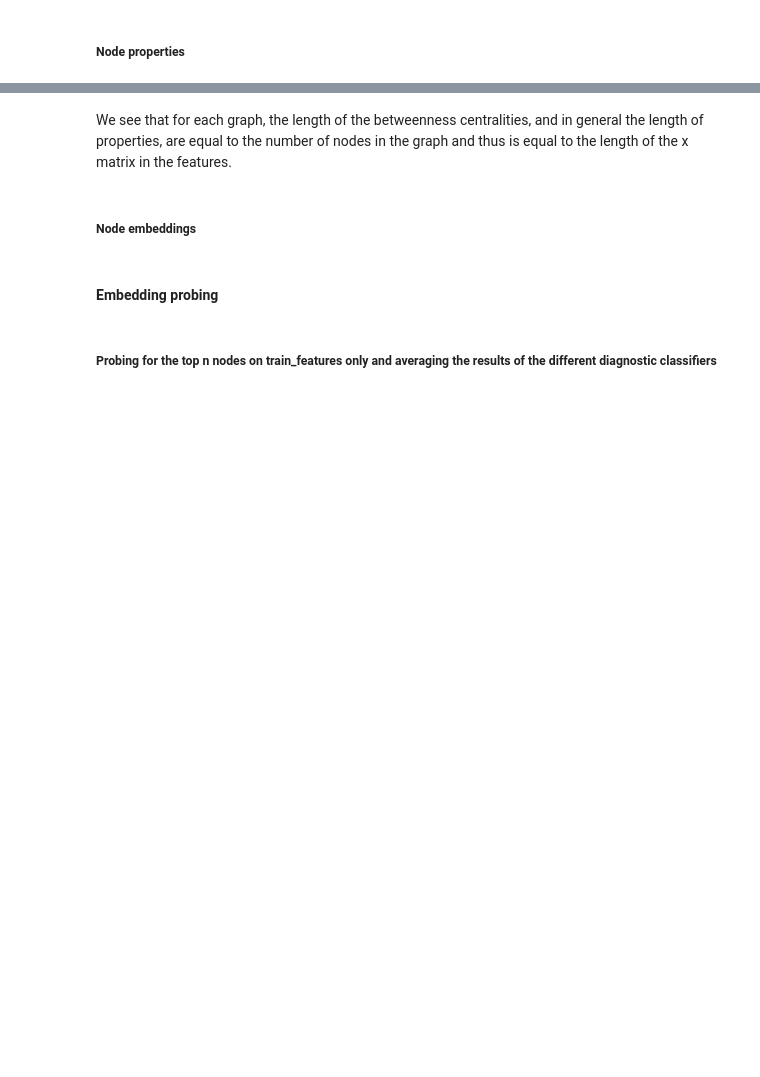
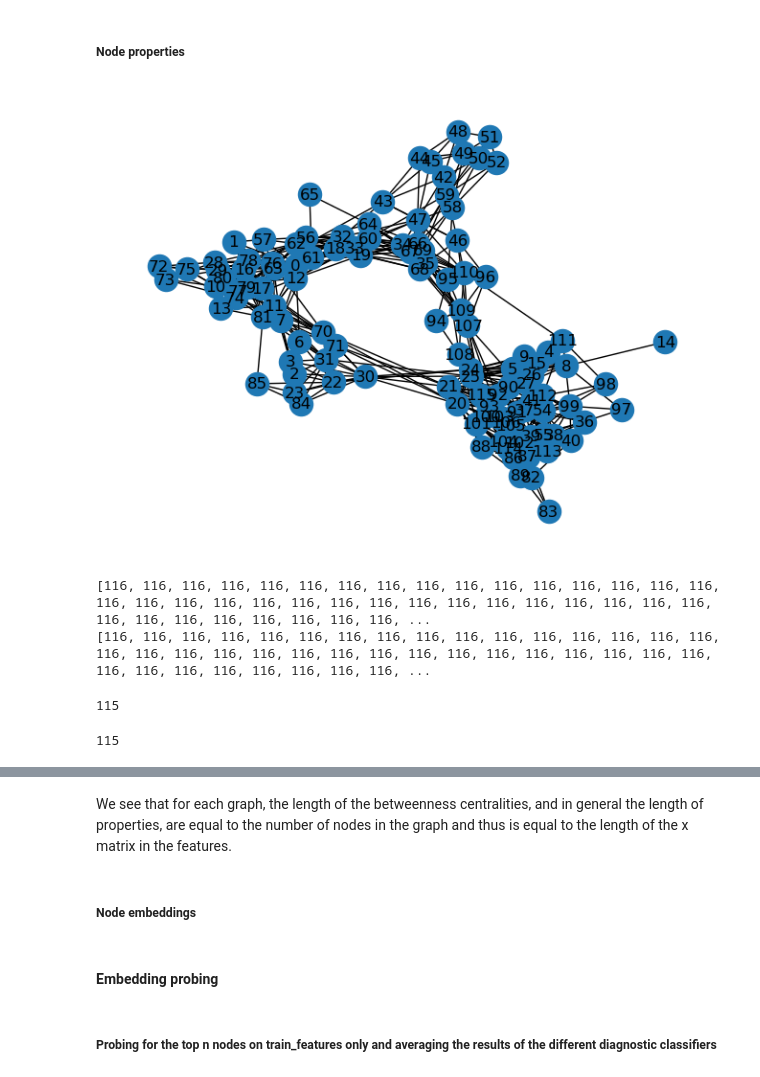
Before and after one commit to TomPelletreauDuris/Probing-GNN-representations, a Jupyter notebook: FC_probing_GCN.ipynb, the cells around one changed output, grey strips where cells are left out. Cells and saved outputs as stored; diff of their text form; code cells hidden in the pictures; blank space fills up the shorter version.

```diff
--- a/FC_probing_GCN.ipynb
+++ b/FC_probing_GCN.ipynb
@@ -1216,8 +1531,27 @@ len(train_node_properties), len(test_node_properties)
 # %%
 import networkx as nx
 # Ensure gnn.test_idx is a list of integers
 test_idx = gnn.test_idx.tolist() if isinstance(gnn.test_idx, torch.Tensor) else gnn.test_idx
 
 # Visualize the first graph of the test set to see if the properties are correct
-G = nx.from_edgelist(gnn.dataset[test_idx[0]].edge_index.t().tolist())
+G = nx.from_edgelist(gnn.dataset[test_idx[1]].edge_index.t().tolist())
 nx.draw(G, with_labels=True)
+# %% [output]
+[figure, added]
+# %%
+#print the number of nodes of all the graph in the train set
+print([len(train_node_properties[i][0]) for i in range(len(train_node_properties))])
+
+#do the same but with the dataset not properties
+print([len(gnn.dataset[i].x) for i in train_idx])
+# %% [output]
+[116, 116, 116, 116, 116, 116, 116, 116, 116, 116, 116, 116, 116, 116, 116, 116, 116, 116, 116, 116, 116, 116, 116, 116, 116, 116, 116, 116, 116, 116, 116, 116, 116, 116, 116, 116, 116, 116, 116, 116, ...
+[116, 116, 116, 116, 116, 116, 116, 116, 116, 116, 116, 116, 116, 116, 116, 116, 116, 116, 116, 116, 116, 116, 116, 116, 116, 116, 116, 116, 116, 116, 116, 116, 116, 116, 116, 116, 116, 116, 116, 116, ...
+# %%
+len(test_node_properties[1][4])
+# %% [output]
+115
+# %%
+len(G.nodes)
+# %% [output]
+115
```
Also changed, not shown: parts of 50 cells of this notebook, 5 other files.
